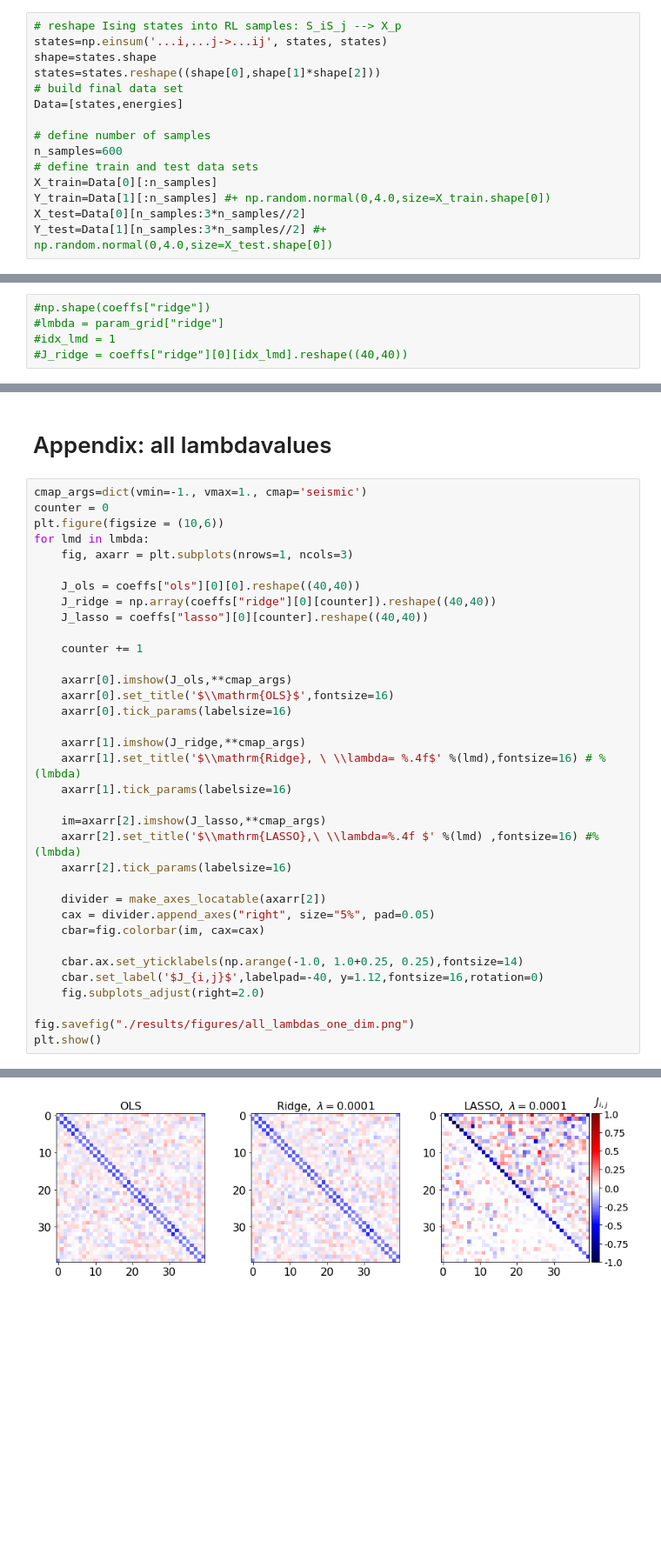
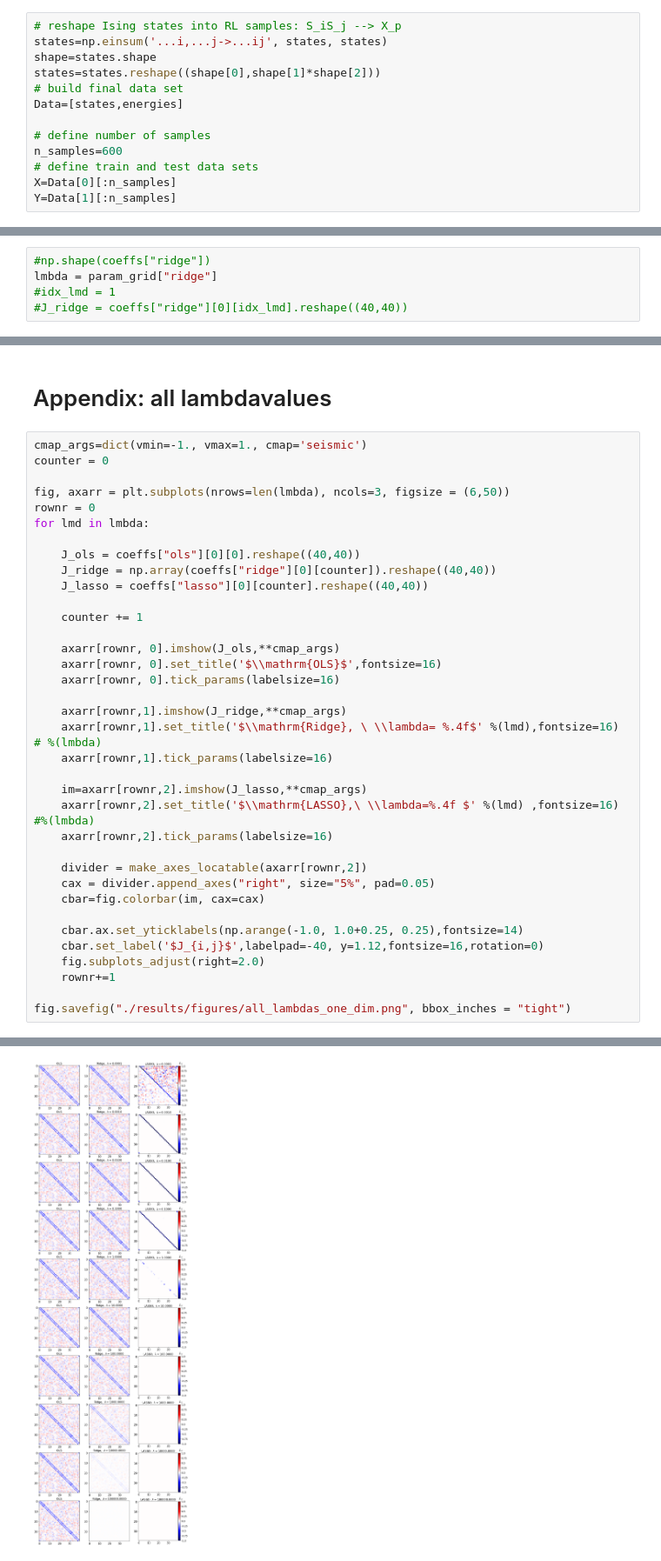
Before and after one commit to hannasv/project2, a Jupyter notebook: Project2_a_b.ipynb, the cells around one changed output, grey strips where cells are left out. Shown at 87% size. Drawn from its saved outputs; the diff is of its cells as text; blank space fills up the shorter version.

```diff
--- a/Project2_a_b.ipynb
+++ b/Project2_a_b.ipynb
@@ -74,7 +73,5 @@ Data=[states,energies]
 # define number of samples
 n_samples=600
 # define train and test data sets
-X_train=Data[0][:n_samples]
-Y_train=Data[1][:n_samples] #+ np.random.normal(0,4.0,size=X_train.shape[0])
-X_test=Data[0][n_samples:3*n_samples//2]
-Y_test=Data[1][n_samples:3*n_samples//2] #+ np.random.normal(0,4.0,size=X_test.shape[0])
+X=Data[0][:n_samples]
+Y=Data[1][:n_samples]
@@ -191,7 +176,7 @@ J_ridge = np.array(coeffs["ridge"][0][1]).reshape((40,40))
 J_lasso = coeffs["lasso"][0][1].reshape((40,40))
 # %%
 #np.shape(coeffs["ridge"])
-#lmbda = param_grid["ridge"]
+lmbda = param_grid["ridge"]
 #idx_lmd = 1
 #J_ridge = coeffs["ridge"][0][idx_lmd].reshape((40,40))
 # %% [markdown]
@@ -228,9 +213,10 @@ fig.subplots_adjust(right=2.0)
 # %%
 cmap_args=dict(vmin=-1., vmax=1., cmap='seismic')
 counter = 0
-plt.figure(figsize = (10,6))
+
+fig, axarr = plt.subplots(nrows=len(lmbda), ncols=3, figsize = (6,50))
+rownr = 0
 for lmd in lmbda:
-    fig, axarr = plt.subplots(nrows=1, ncols=3)
 
     J_ols = coeffs["ols"][0][0].reshape((40,40))
     J_ridge = np.array(coeffs["ridge"][0][counter]).reshape((40,40))
@@ -238,26 +224,26 @@ for lmd in lmbda:
 
     counter += 1
 
-    axarr[0].imshow(J_ols,**cmap_args)
-    axarr[0].set_title('$\\mathrm{OLS}$',fontsize=16)
-    axarr[0].tick_params(labelsize=16)
+    axarr[rownr, 0].imshow(J_ols,**cmap_args)
+    axarr[rownr, 0].set_title('$\\mathrm{OLS}$',fontsize=16)
+    axarr[rownr, 0].tick_params(labelsize=16)
 
-    axarr[1].imshow(J_ridge,**cmap_args)
-    axarr[1].set_title('$\\mathrm{Ridge}, \ \\lambda= %.4f$' %(lmd),fontsize=16) # %(lmbda)
-    axarr[1].tick_params(labelsize=16)
+    axarr[rownr,1].imshow(J_ridge,**cmap_args)
+    axarr[rownr,1].set_title('$\\mathrm{Ridge}, \ \\lambda= %.4f$' %(lmd),fontsize=16) # %(lmbda)
+    axarr[rownr,1].tick_params(labelsize=16)
 
-    im=axarr[2].imshow(J_lasso,**cmap_args)
-    axarr[2].set_title('$\\mathrm{LASSO},\ \\lambda=%.4f $' %(lmd) ,fontsize=16) #%(lmbda)
-    axarr[2].tick_params(labelsize=16)
+    im=axarr[rownr,2].imshow(J_lasso,**cmap_args)
+    axarr[rownr,2].set_title('$\\mathrm{LASSO},\ \\lambda=%.4f $' %(lmd) ,fontsize=16) #%(lmbda)
+    axarr[rownr,2].tick_params(labelsize=16)
 
-    divider = make_axes_locatable(axarr[2])
+    divider = make_axes_locatable(axarr[rownr,2])
     cax = divider.append_axes("right", size="5%", pad=0.05)
     cbar=fig.colorbar(im, cax=cax)
 
     cbar.ax.set_yticklabels(np.arange(-1.0, 1.0+0.25, 0.25),fontsize=14)
     cbar.set_label('$J_{i,j}$',labelpad=-40, y=1.12,fontsize=16,rotation=0)
     fig.subplots_adjust(right=2.0)
+    rownr+=1
 
-fig.savefig("./results/figures/all_lambdas_one_dim.png")
-plt.show()
+fig.savefig("./results/figures/all_lambdas_one_dim.png", bbox_inches = "tight")
 # %% [output]
@@ -265 +250 @@ plt.show()
-[figure, old version]
+[figure, new version]
```
Also changed, not shown: parts of 18 cells of this notebook, 4 other files.
